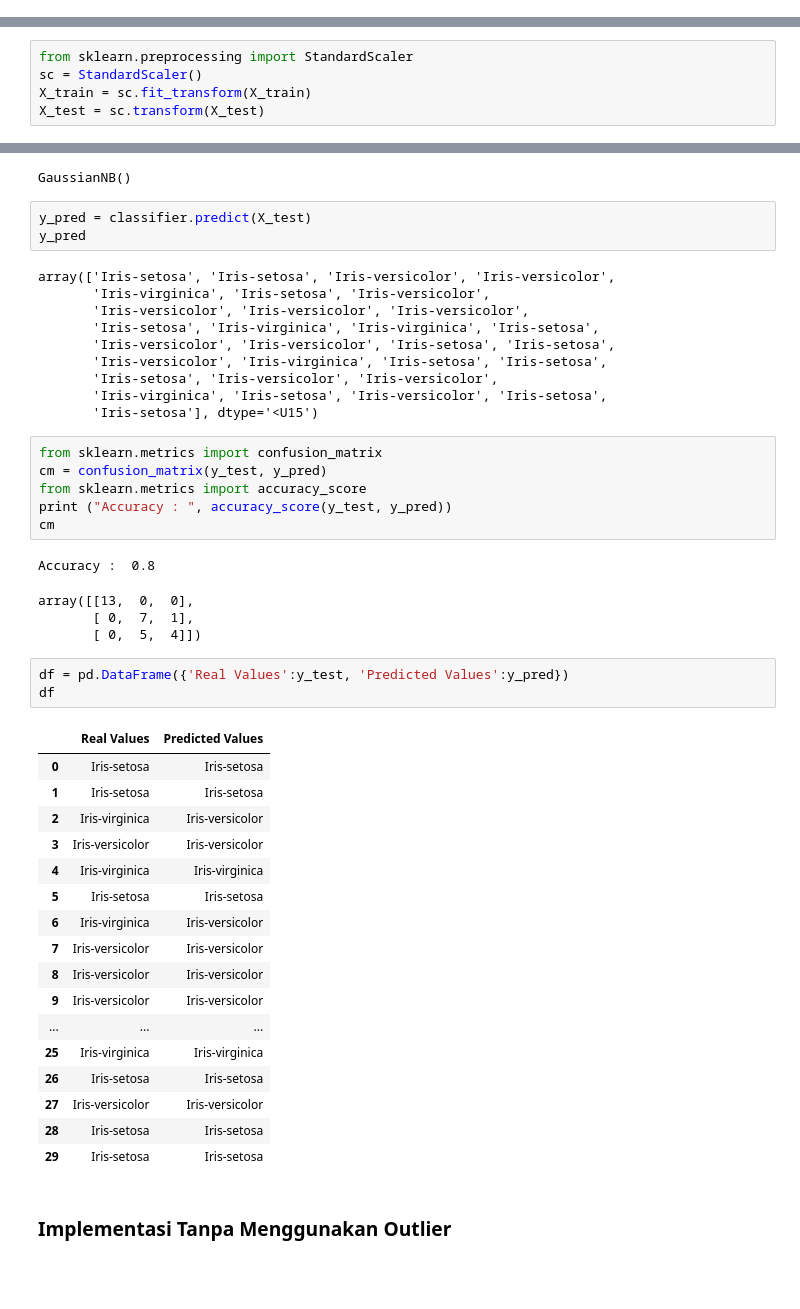
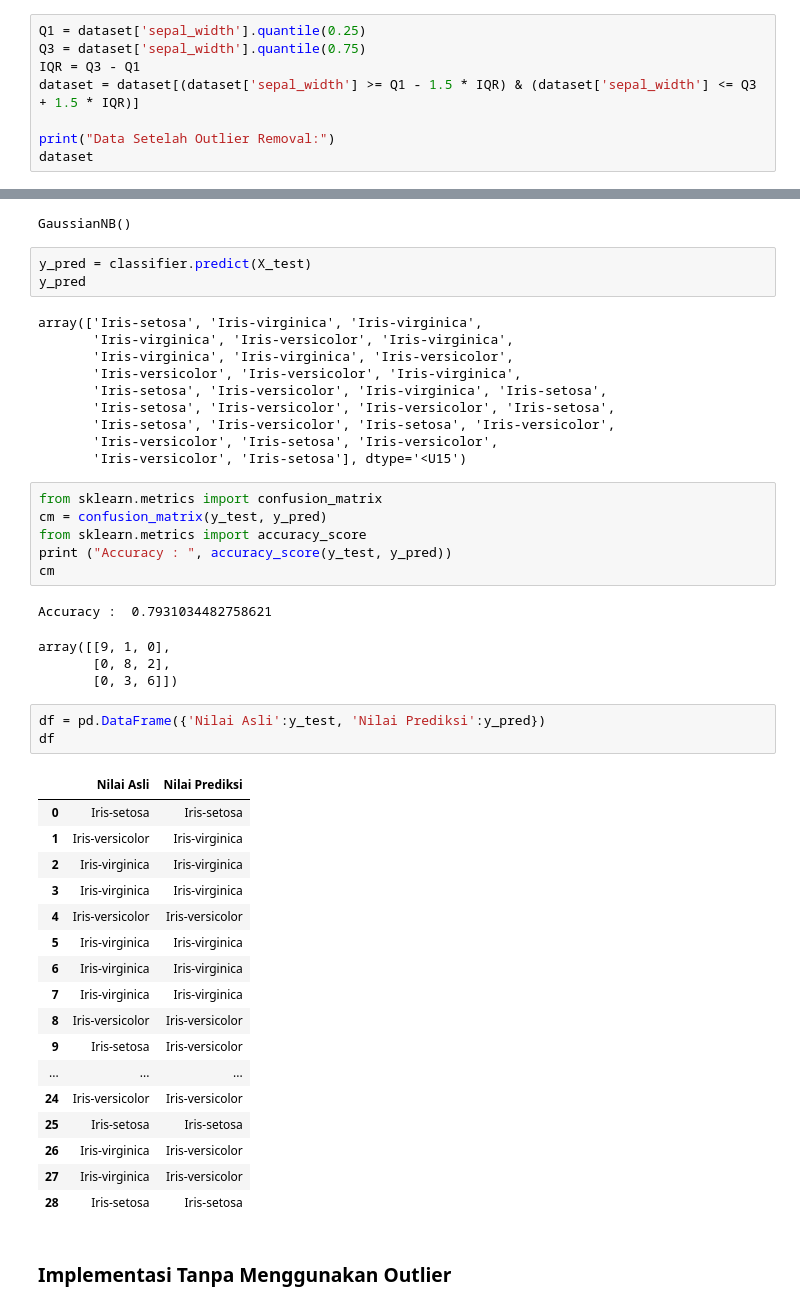
Before and after one commit to AqbilBarakaa/pendata, a Jupyter notebook: pendata/_build/jupyter_execute/Klasifikasi_Naive_Bayas.ipynb, the cells around one changed output, grey strips where cells are left out. Cells and saved outputs as stored; diff of their text form; blank space fills up the shorter version.

```diff
--- a/pendata/_build/jupyter_execute/Klasifikasi_Naive_Bayas.ipynb
+++ b/pendata/_build/jupyter_execute/Klasifikasi_Naive_Bayas.ipynb
@@ -107,0 +111,8 @@ dataset.head()
+# %%
+Q1 = dataset['sepal_width'].quantile(0.25)
+Q3 = dataset['sepal_width'].quantile(0.75)
+IQR = Q3 - Q1
+dataset = dataset[(dataset['sepal_width'] >= Q1 - 1.5 * IQR) & (dataset['sepal_width'] <= Q3 + 1.5 * IQR)]
+
+print("Data Setelah Outlier Removal:")
+dataset
@@ -111,11 +137,6 @@ y = dataset['class'].values
 # %%
 from sklearn.model_selection import train_test_split
 X_train, X_test, y_train, y_test = train_test_split(X, y, test_size = 0.2, random_state=43)
-# %%
-from sklearn.preprocessing import StandardScaler
-sc = StandardScaler()
-X_train = sc.fit_transform(X_train)
-X_test = sc.transform(X_test)
 # %%
 from sklearn.naive_bayes import GaussianNB
 classifier = GaussianNB()
@@ -126,15 +147,15 @@ GaussianNB()
 y_pred = classifier.predict(X_test)
 y_pred
 # %% [output]
-array(['Iris-setosa', 'Iris-setosa', 'Iris-versicolor', 'Iris-versicolor',
-       'Iris-virginica', 'Iris-setosa', 'Iris-versicolor',
-       'Iris-versicolor', 'Iris-versicolor', 'Iris-versicolor',
-       'Iris-setosa', 'Iris-virginica', 'Iris-virginica', 'Iris-setosa',
-       'Iris-versicolor', 'Iris-versicolor', 'Iris-setosa', 'Iris-setosa',
-       'Iris-versicolor', 'Iris-virginica', 'Iris-setosa', 'Iris-setosa',
-       'Iris-setosa', 'Iris-versicolor', 'Iris-versicolor',
-       'Iris-virginica', 'Iris-setosa', 'Iris-versicolor', 'Iris-setosa',
-       'Iris-setosa'], dtype='<U15')
+array(['Iris-setosa', 'Iris-virginica', 'Iris-virginica',
+       'Iris-virginica', 'Iris-versicolor', 'Iris-virginica',
+       'Iris-virginica', 'Iris-virginica', 'Iris-versicolor',
+       'Iris-versicolor', 'Iris-versicolor', 'Iris-virginica',
+       'Iris-setosa', 'Iris-versicolor', 'Iris-virginica', 'Iris-setosa',
+       'Iris-setosa', 'Iris-versicolor', 'Iris-versicolor', 'Iris-setosa',
+       'Iris-setosa', 'Iris-versicolor', 'Iris-setosa', 'Iris-versicolor',
+       'Iris-versicolor', 'Iris-setosa', 'Iris-versicolor',
+       'Iris-versicolor', 'Iris-setosa'], dtype='<U15')
 # %%
 from sklearn.metrics import confusion_matrix
 cm = confusion_matrix(y_test, y_pred)
@@ -142,31 +163,31 @@ from sklearn.metrics import accuracy_score
 print ("Accuracy : ", accuracy_score(y_test, y_pred))
 cm
 # %% [output]
-Accuracy :  0.8
+Accuracy :  0.7931034482758621
-array([[13,  0,  0],
-       [ 0,  7,  1],
-       [ 0,  5,  4]])
+array([[9, 1, 0],
+       [0, 8, 2],
+       [0, 3, 6]])
 # %%
-df = pd.DataFrame({'Real Values':y_test, 'Predicted Values':y_pred})
+df = pd.DataFrame({'Nilai Asli':y_test, 'Nilai Prediksi':y_pred})
 df
 # %% [output]
-|  | Real Values | Predicted Values |
+|  | Nilai Asli | Nilai Prediksi |
 | 0 | Iris-setosa | Iris-setosa |
-| 1 | Iris-setosa | Iris-setosa |
-| 2 | Iris-virginica | Iris-versicolor |
-| 3 | Iris-versicolor | Iris-versicolor |
-| 4 | Iris-virginica | Iris-virginica |
-| 5 | Iris-setosa | Iris-setosa |
-| 6 | Iris-virginica | Iris-versicolor |
-| 7 | Iris-versicolor | Iris-versicolor |
+| 1 | Iris-versicolor | Iris-virginica |
+| 2 | Iris-virginica | Iris-virginica |
+| 3 | Iris-virginica | Iris-virginica |
+| 4 | Iris-versicolor | Iris-versicolor |
+| 5 | Iris-virginica | Iris-virginica |
+| 6 | Iris-virginica | Iris-virginica |
+| 7 | Iris-virginica | Iris-virginica |
 | 8 | Iris-versicolor | Iris-versicolor |
-| 9 | Iris-versicolor | Iris-versicolor |
+| 9 | Iris-setosa | Iris-versicolor |
 | ... | ... | ... |
-| 25 | Iris-virginica | Iris-virginica |
-| 26 | Iris-setosa | Iris-setosa |
-| 27 | Iris-versicolor | Iris-versicolor |
+| 24 | Iris-versicolor | Iris-versicolor |
+| 25 | Iris-setosa | Iris-setosa |
+| 26 | Iris-virginica | Iris-versicolor |
+| 27 | Iris-virginica | Iris-versicolor |
 | 28 | Iris-setosa | Iris-setosa |
-| 29 | Iris-setosa | Iris-setosa |
 # %% [markdown]
 ### **Implementasi Tanpa Menggunakan Outlier**
 # %% [markdown]
```
Also changed, not shown: parts of 4 cells of this notebook, 14 other files.
